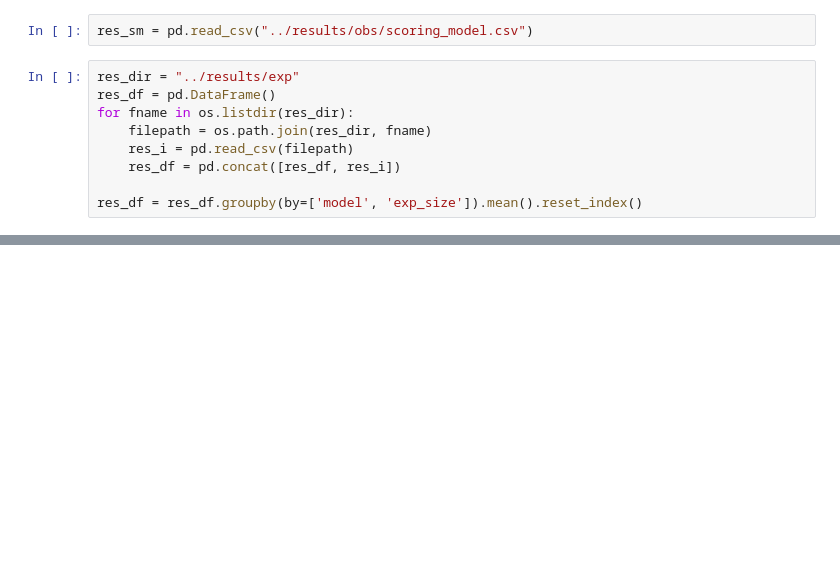
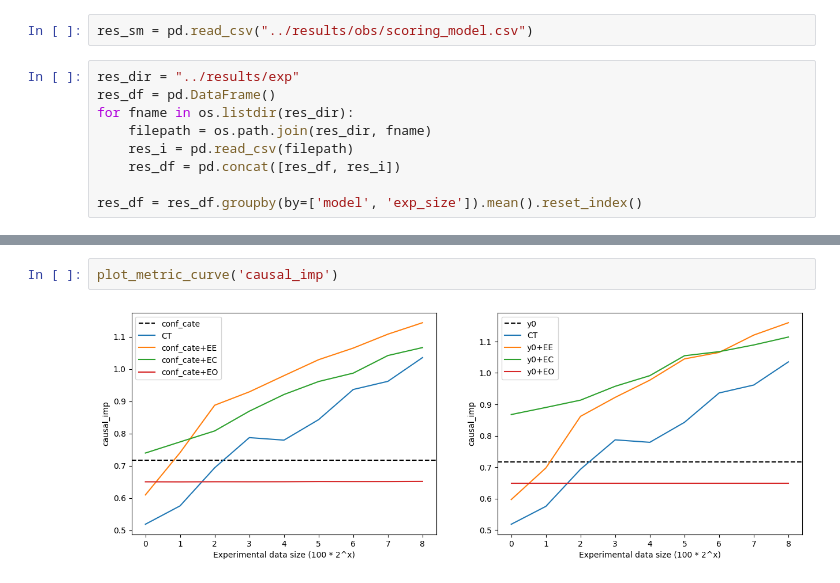
Before and after one commit to ferlocar/deconfounder, a Jupyter notebook: examples/simulation.ipynb, the cells around one changed output, grey strips where cells are left out. Saved outputs shown, nothing was run; the diff lists cells and outputs as text; blank space fills up the shorter version.

```diff
--- a/examples/simulation.ipynb
+++ b/examples/simulation.ipynb
@@ -384,0 +485,4 @@ for m in metrics:
+# %%
+plot_metric_curve('causal_imp')
+# %% [output]
+[figure, added]
```
Also changed, not shown: parts of 25 cells of this notebook, 3 other files.
